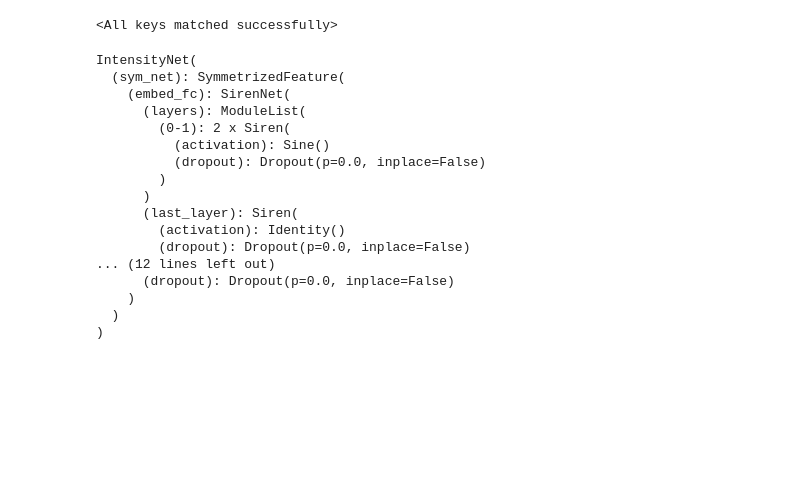
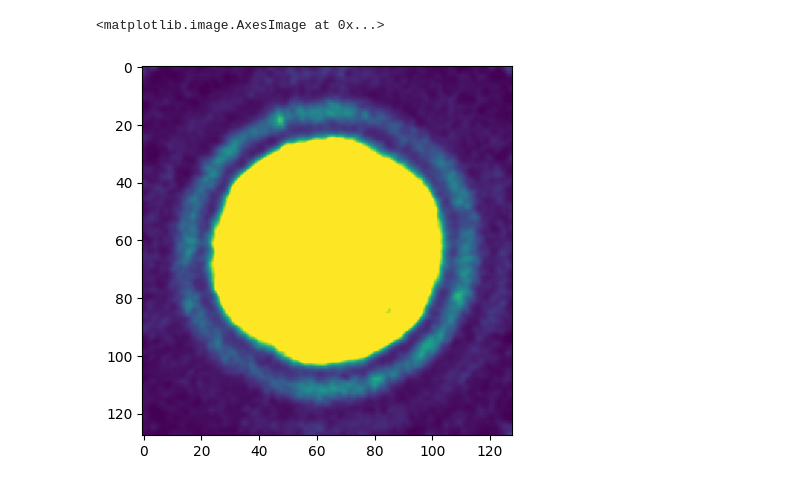
Before and after one commit to zhantaochen/neurorient, a Jupyter notebook: train_PR772.ipynb, the cells around one changed output. Drawn from its saved outputs; the diff is of its cells as text; code cells hidden in the pictures; blank space fills up the shorter version.

```diff
--- a/train_PR772.ipynb
+++ b/train_PR772.ipynb
@@ -318,3 +413,8 @@ Initialized with 46080 reference rotations and max_val: 100.0
+# %%
+plt.imshow((fwd_output['slice_disp'][0,0].cpu() + 1).log(), vmax=.1)
+# %% [output]
+<matplotlib.image.AxesImage at 0x...>
+[figure, added]
 # %%
 # from neurorient.model_pg_vol import Slice2RotMat_CodeBook
 
@@ -336,27 +436,5 @@ Initialized with 46080 reference rotations and max_val: 100.0
 
 # min_encodings.shape
 # %%
-model.load_state_dict(torch.load('/pscratch/sd/z/zhantao/neurorient_repo/experiments/PR772_downsampled_128x128/lightning_logs/version_26012435/checkpoints/last.ckpt')['state_dict'])
+# model.load_state_dict(torch.load('/pscratch/sd/z/zhantao/neurorient_repo/experiments/PR772_downsampled_128x128/lightning_logs/version_26012435/checkpoints/last.ckpt')['state_dict'])
-# %% [output]
-<All keys matched successfully>
-# %%
-model.model.volume_predictor
-# %% [output]
-IntensityNet(
-  (sym_net): SymmetrizedFeature(
-    (embed_fc): SirenNet(
-      (layers): ModuleList(
-        (0-1): 2 x Siren(
-          (activation): Sine()
-          (dropout): Dropout(p=0.0, inplace=False)
-        )
-      )
-      (last_layer): Siren(
-        (activation): Identity()
-        (dropout): Dropout(p=0.0, inplace=False)
-... (12 lines left out)
-      (dropout): Dropout(p=0.0, inplace=False)
-    )
-  )
-)
 # %%
```
Also changed, not shown: parts of 27 cells of this notebook, 17 other files.
